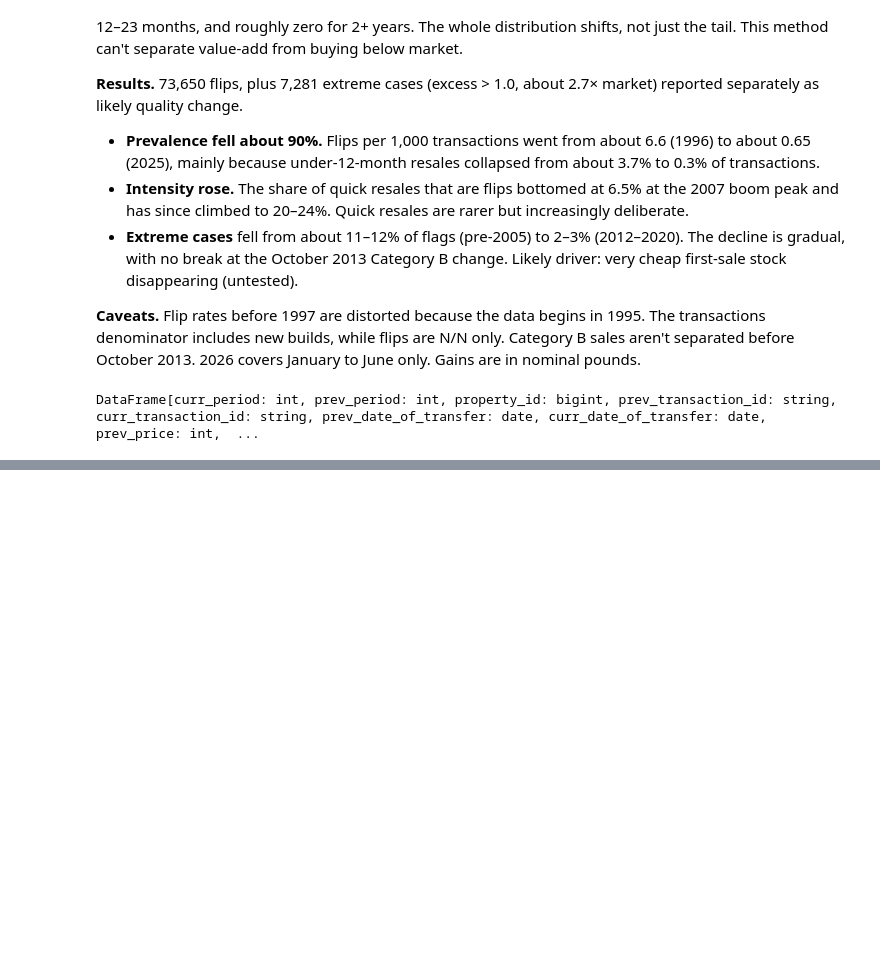
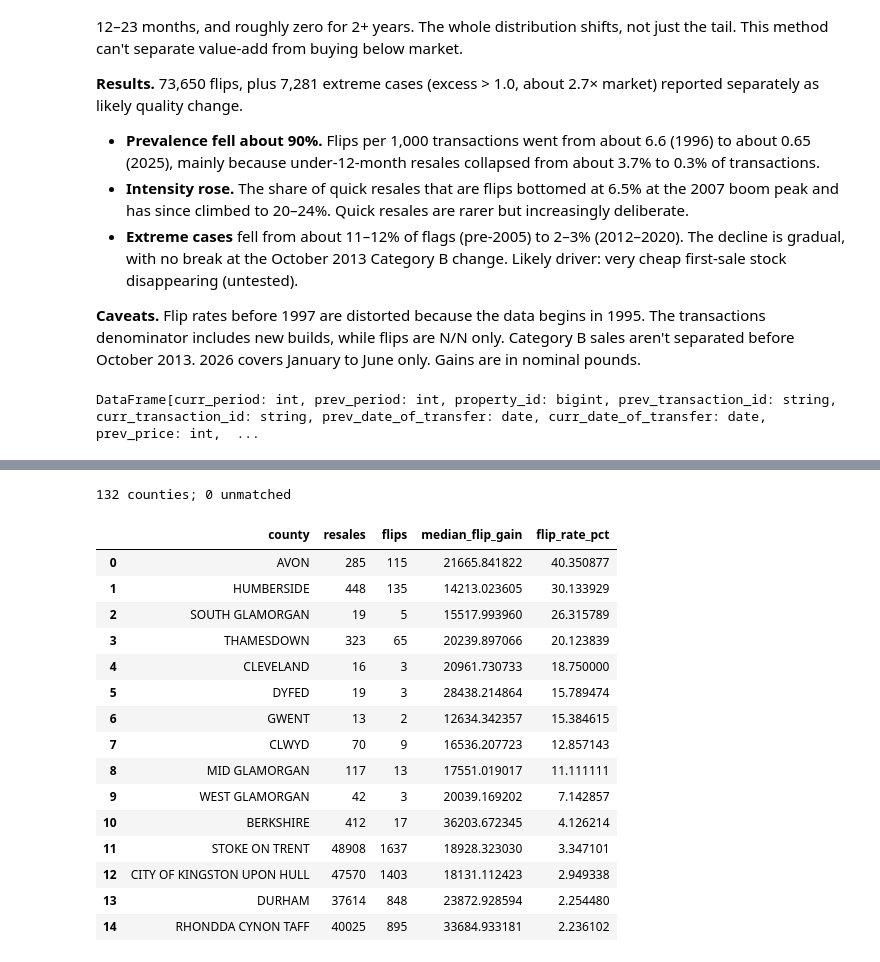
Before and after one commit to adrymmm/uk-property-flip-detector, a Jupyter notebook: notebooks/07_flip_detector.ipynb, the cells around one changed output, grey strips where cells are left out. Cells and saved outputs as stored; diff of their text form; code cells hidden in the pictures; blank space fills up the shorter version.

Commit message:
feat: export flip aggregates by year, property type and county for Tableau

```diff
--- a/notebooks/07_flip_detector.ipynb
+++ b/notebooks/07_flip_detector.ipynb
@@ -347,0 +378,48 @@ DataFrame[curr_period: int, prev_period: int, property_id: bigint, prev_transact
+# %%
+counties = (
+    spark.read.format("jdbc")
+    .option("url", f"jdbc:postgresql://{os.environ['PGHOST']}:{os.environ['PGPORT']}/{os.environ['PGDATABASE']}")
+    .option("user", os.environ["PGUSER"])
+    .option("password", os.environ["PGPASSWORD"])
+    .option("driver", "org.postgresql.Driver")
+    .option("query", "SELECT transaction_id, county_clean AS county FROM staging_price_paid_cleaned")
+    .option("fetchsize", 50_000)
+    .load()
+    .withColumnRenamed("transaction_id", "curr_transaction_id")
+)
+
+by_county = (
+    flagged
+    .join(counties, on="curr_transaction_id", how="left")
+    .groupBy("county")
+    .agg(
+        F.count("*").alias("resales"),
+        F.sum(F.col("is_flip").cast("int")).alias("flips"),
+        F.expr("percentile_approx(CASE WHEN is_flip THEN excess_gbp END, 0.5)").alias("median_flip_gain"),
+    )
+    .withColumn("flip_rate_pct", 100 * F.col("flips") / F.col("resales"))
+    .orderBy(F.desc("flip_rate_pct"))
+    .toPandas()
+)
+
+print(len(by_county), "counties;", by_county["county"].isna().sum(), "unmatched")
+by_county.to_csv("data/processed/flips_by_county.csv", index=False)
+by_county.head(15)
+# %% [output]
+132 counties; 0 unmatched
+|  | county | resales | flips | median_flip_gain | flip_rate_pct |
+| 0 | AVON | 285 | 115 | 21665.841822 | 40.350877 |
+| 1 | HUMBERSIDE | 448 | 135 | 14213.023605 | 30.133929 |
+| 2 | SOUTH GLAMORGAN | 19 | 5 | 15517.993960 | 26.315789 |
+| 3 | THAMESDOWN | 323 | 65 | 20239.897066 | 20.123839 |
+| 4 | CLEVELAND | 16 | 3 | 20961.730733 | 18.750000 |
+| 5 | DYFED | 19 | 3 | 28438.214864 | 15.789474 |
+| 6 | GWENT | 13 | 2 | 12634.342357 | 15.384615 |
+| 7 | CLWYD | 70 | 9 | 16536.207723 | 12.857143 |
+| 8 | MID GLAMORGAN | 117 | 13 | 17551.019017 | 11.111111 |
+| 9 | WEST GLAMORGAN | 42 | 3 | 20039.169202 | 7.142857 |
+| 10 | BERKSHIRE | 412 | 17 | 36203.672345 | 4.126214 |
+| 11 | STOKE ON TRENT | 48908 | 1637 | 18928.323030 | 3.347101 |
+| 12 | CITY OF KINGSTON UPON HULL | 47570 | 1403 | 18131.112423 | 2.949338 |
+| 13 | DURHAM | 37614 | 848 | 23872.928594 | 2.254480 |
+| 14 | RHONDDA CYNON TAFF | 40025 | 895 | 33684.933181 | 2.236102 |
```
Also changed, not shown: parts of 3 cells of this notebook, 2 other files.
